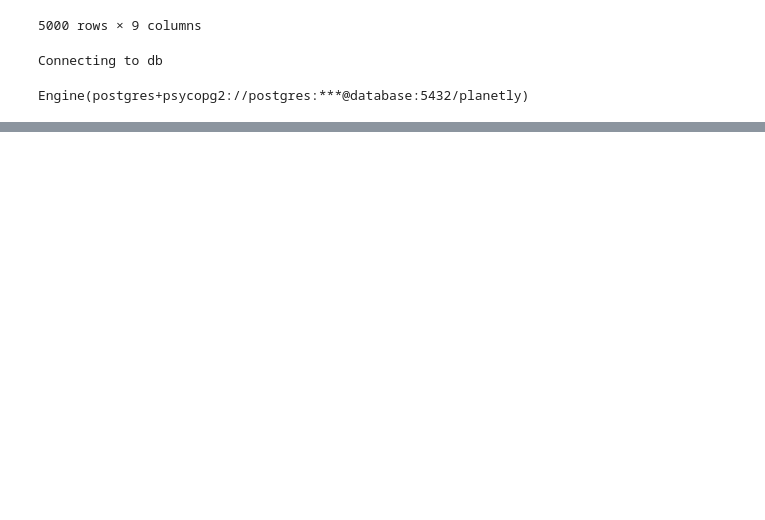
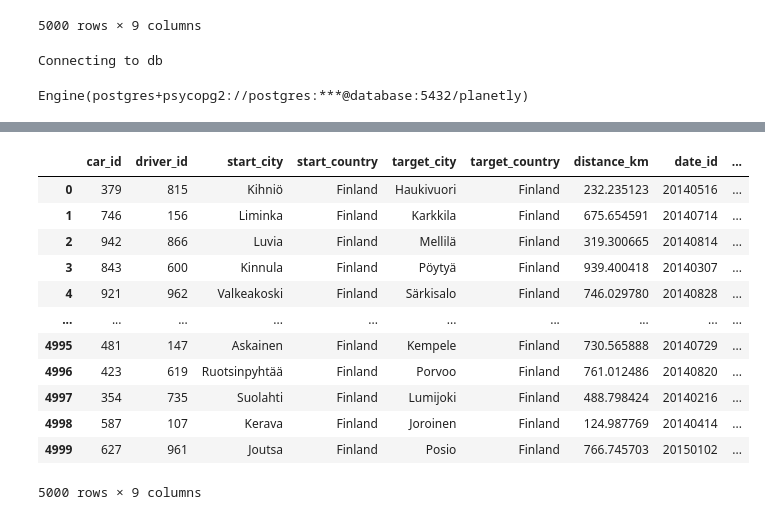
Before and after one commit to aniketkapdule/emission-project, a Jupyter notebook: simple_etl.ipynb, the cells around one changed output, grey strips where cells are left out. Drawn from its saved outputs; the diff is of its cells as text; code cells hidden in the pictures; blank space fills up the shorter version.

Commit message:
* Complete car_driver_log table is ready. * Dedup logic implemented successfully.

```diff
--- a/simple_etl.ipynb
+++ b/simple_etl.ipynb
@@ -534,0 +966,16 @@ dtype: object
+# %%
+df_car_driver_date_log_raw
+# %% [output]
+|  | car_id | driver_id | start_city | start_country | target_city | target_country | distance_km | date_id | ... |
+| 0 | 379 | 815 | Kihniö | Finland | Haukivuori | Finland | 232.235123 | 20140516 | ... |
+| 1 | 746 | 156 | Liminka | Finland | Karkkila | Finland | 675.654591 | 20140714 | ... |
+| 2 | 942 | 866 | Luvia | Finland | Mellilä | Finland | 319.300665 | 20140814 | ... |
+| 3 | 843 | 600 | Kinnula | Finland | Pöytyä | Finland | 939.400418 | 20140307 | ... |
+| 4 | 921 | 962 | Valkeakoski | Finland | Särkisalo | Finland | 746.029780 | 20140828 | ... |
+| ... | ... | ... | ... | ... | ... | ... | ... | ... | ... |
+| 4995 | 481 | 147 | Askainen | Finland | Kempele | Finland | 730.565888 | 20140729 | ... |
+| 4996 | 423 | 619 | Ruotsinpyhtää | Finland | Porvoo | Finland | 761.012486 | 20140820 | ... |
+| 4997 | 354 | 735 | Suolahti | Finland | Lumijoki | Finland | 488.798424 | 20140216 | ... |
+| 4998 | 587 | 107 | Kerava | Finland | Joroinen | Finland | 124.987769 | 20140414 | ... |
+| 4999 | 627 | 961 | Joutsa | Finland | Posio | Finland | 766.745703 | 20150102 | ... |
+5000 rows × 9 columns
```
Also changed, not shown: parts of 50 cells of this notebook, 4 other files.
